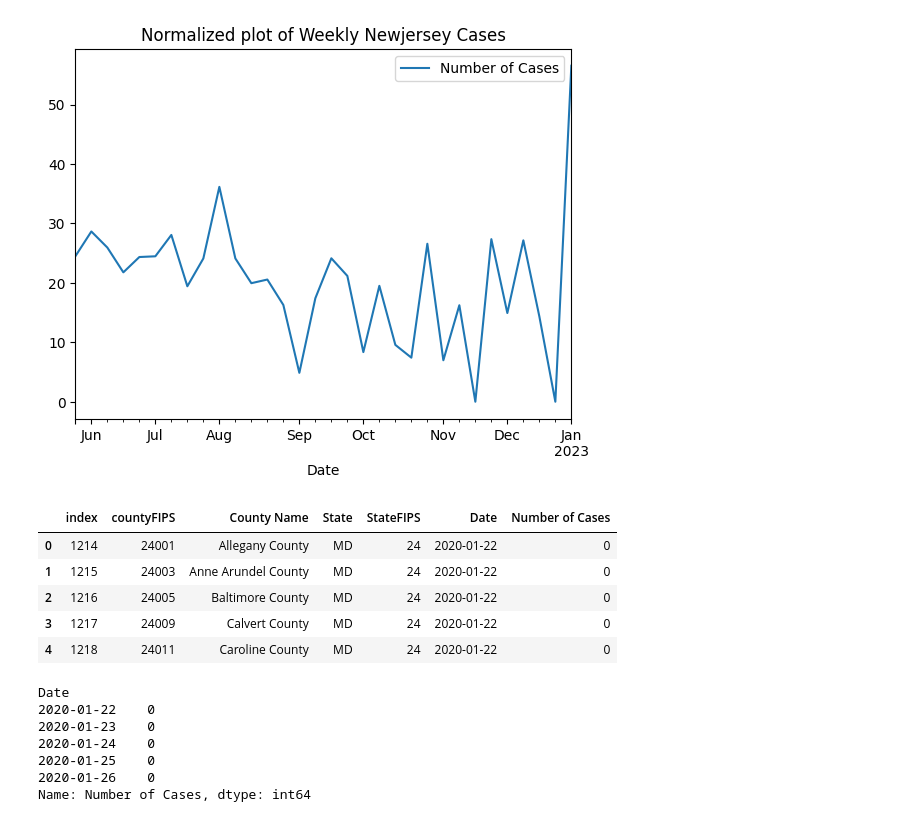
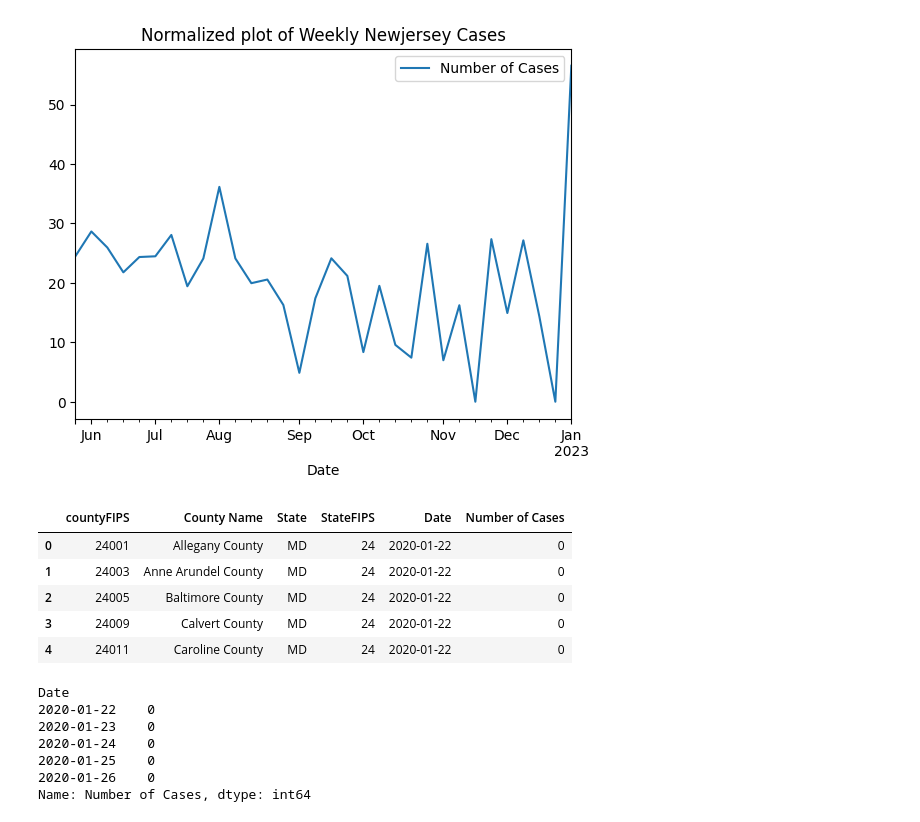
Before and after one commit to AshritaD/Ferocious5_CS605, a Jupyter notebook: Member/AnkithaChavan/src/Stage2_Task2_Cases-.ipynb, the cells around one changed output. Drawn from its saved outputs; the diff is of its cells as text; code cells hidden in the pictures.

```diff
--- a/Member/AnkithaChavan/src/Stage2_Task2_Cases-.ipynb
+++ b/Member/AnkithaChavan/src/Stage2_Task2_Cases-.ipynb
@@ -582,14 +584,15 @@ normalized_weekly_cases_sum_selected_state_given_range_NJ.plot(x='Date', y='Numb
 [figure]
 # %%
 cases_selected_state_MD = cases_transpose[cases_transpose["State"] == selected_state_MD].reset_index()
+del cases_selected_state_MD[cases_selected_state_MD.columns[0]]
 cases_selected_state_MD.head()
 # %% [output]
-|  | index | countyFIPS | County Name | State | StateFIPS | Date | Number of Cases |
-| 0 | 1214 | 24001 | Allegany County | MD | 24 | 2020-01-22 | 0 |
-| 1 | 1215 | 24003 | Anne Arundel County | MD | 24 | 2020-01-22 | 0 |
-| 2 | 1216 | 24005 | Baltimore County | MD | 24 | 2020-01-22 | 0 |
-| 3 | 1217 | 24009 | Calvert County | MD | 24 | 2020-01-22 | 0 |
-| 4 | 1218 | 24011 | Caroline County | MD | 24 | 2020-01-22 | 0 |
+|  | countyFIPS | County Name | State | StateFIPS | Date | Number of Cases |
+| 0 | 24001 | Allegany County | MD | 24 | 2020-01-22 | 0 |
+| 1 | 24003 | Anne Arundel County | MD | 24 | 2020-01-22 | 0 |
+| 2 | 24005 | Baltimore County | MD | 24 | 2020-01-22 | 0 |
+| 3 | 24009 | Calvert County | MD | 24 | 2020-01-22 | 0 |
+| 4 | 24011 | Caroline County | MD | 24 | 2020-01-22 | 0 |
 # %%
 #For the selected state Albama summing the deaths per day of all the counties.
 cases_selected_state_daily_MD = cases_selected_state_MD.groupby('Date')['Number of Cases'].sum()
```
Also changed, not shown: parts of 12 cells of this notebook, 12 other files.
